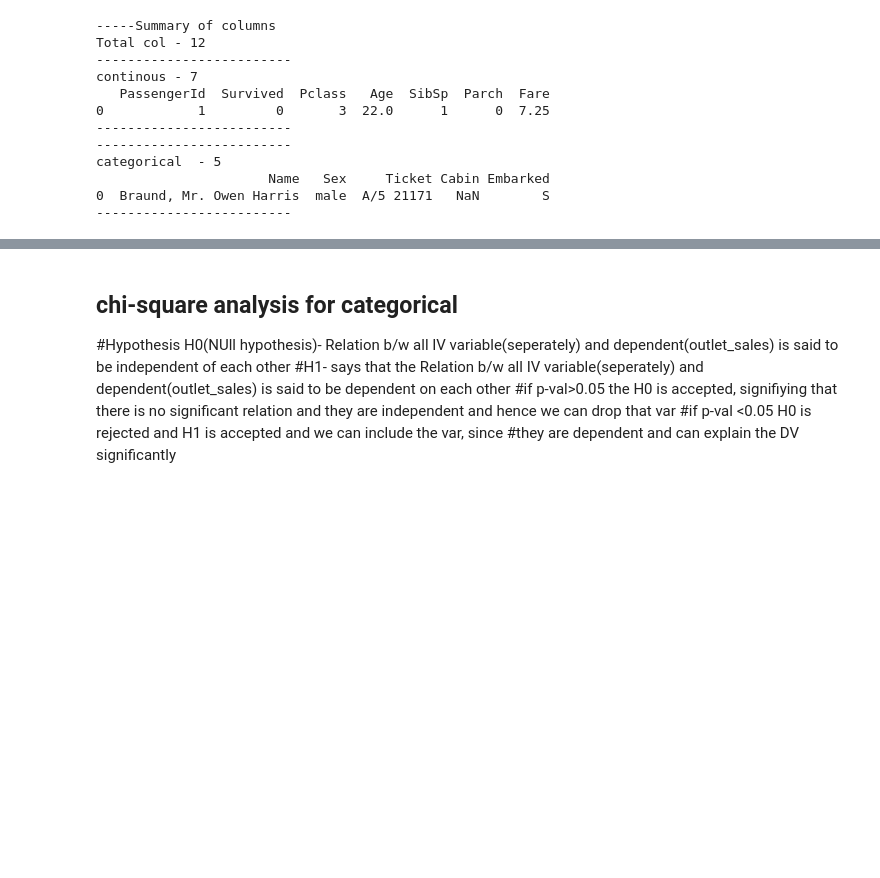
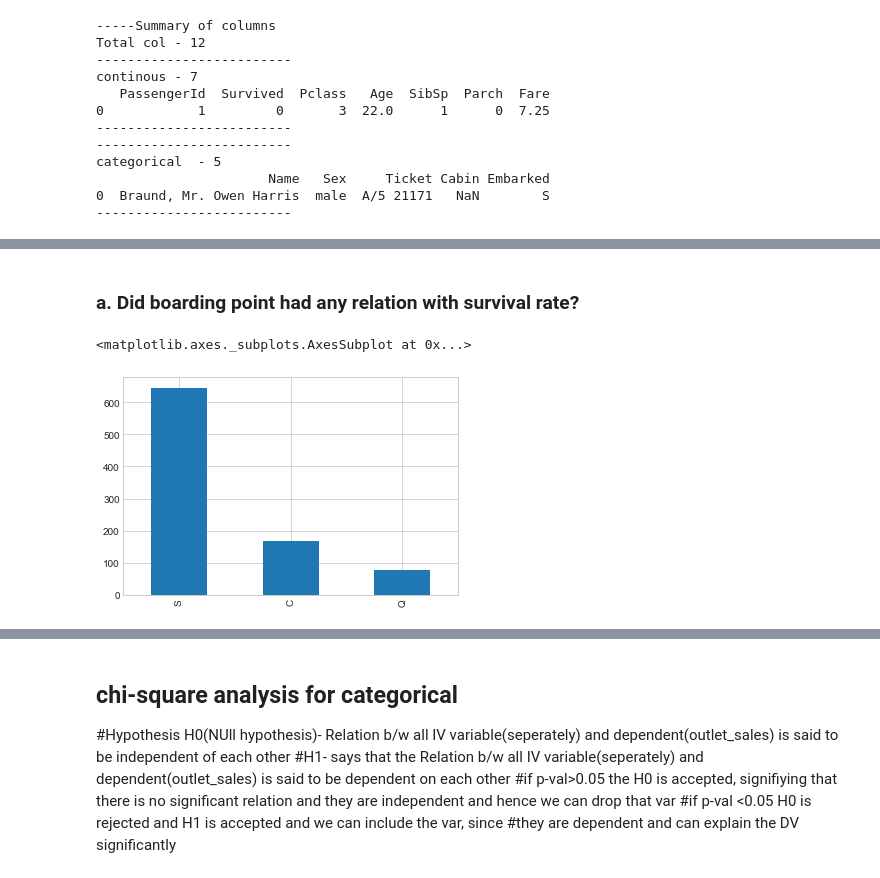
Before and after one commit to pat-123/Titanic, a Jupyter notebook: notebooks/Titanic.ipynb, the cells around one changed output, grey strips where cells are left out. Drawn from its saved outputs; the diff is of its cells as text; code cells hidden in the pictures; blank space fills up the shorter version.

```diff
--- a/notebooks/Titanic.ipynb
+++ b/notebooks/Titanic.ipynb
@@ -248,0 +226,8 @@ data.shape,test.shape
+# %% [markdown]
+### a. Did boarding point had any relation with survival rate?
+# %%
+data.Embarked.value_counts().plot.bar()
+#majority boarded from Southampton
+# %% [output]
+<matplotlib.axes._subplots.AxesSubplot at 0x...>
+[figure, added]
```
Also changed, not shown: parts of 91 cells of this notebook, 2 other files.
